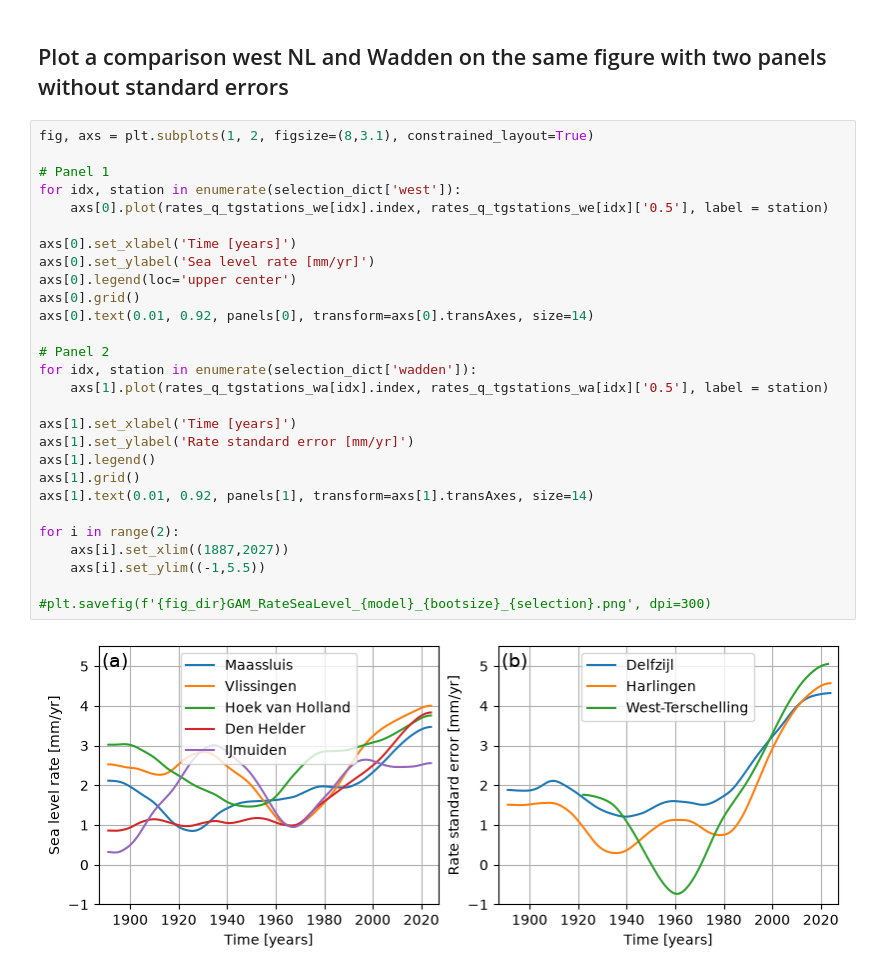
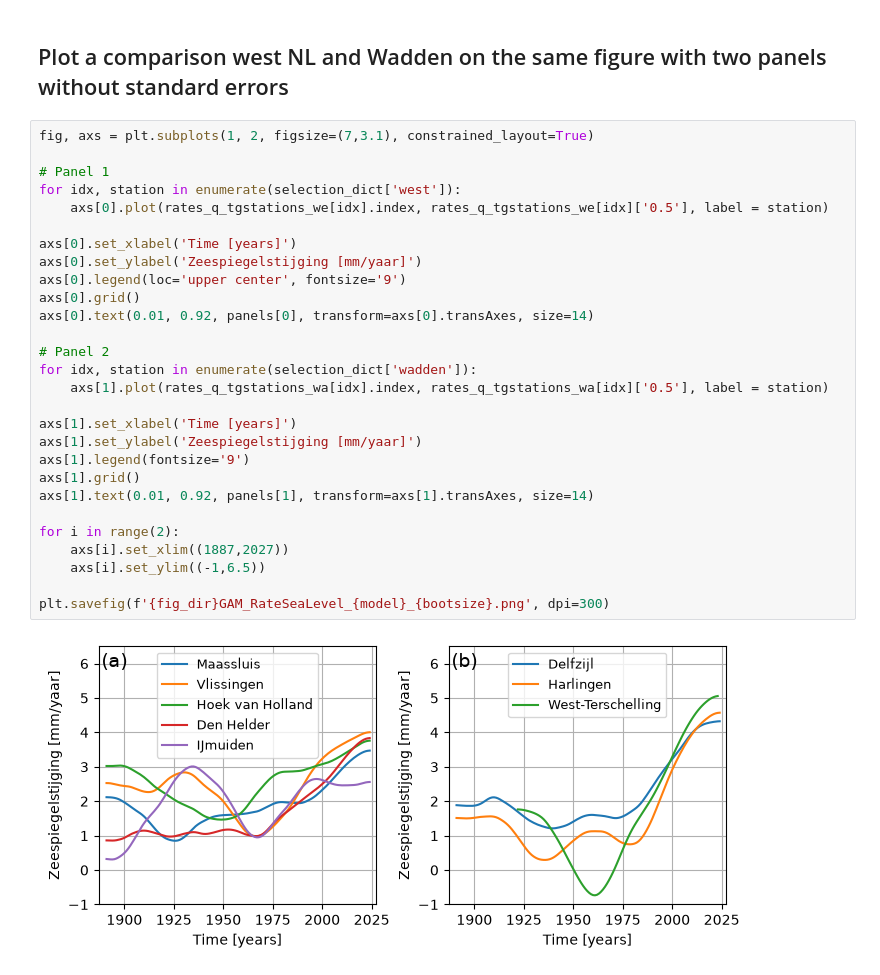
Before and after one commit to Deltares-research/sealevelmonitor, a Jupyter notebook: analysis/budget_gam/PlotGAM.ipynb, the cells around one changed output. Cells and saved outputs as stored; diff of their text form.

```diff
--- a/analysis/budget_gam/PlotGAM.ipynb
+++ b/analysis/budget_gam/PlotGAM.ipynb
@@ -161,32 +161,32 @@ for i in range(2):
 # %% [markdown]
 ## Plot a comparison west NL and Wadden on the same figure with two panels without standard errors
 # %%
-fig, axs = plt.subplots(1, 2, figsize=(8,3.1), constrained_layout=True)
+fig, axs = plt.subplots(1, 2, figsize=(7,3.1), constrained_layout=True)
 
 # Panel 1
 for idx, station in enumerate(selection_dict['west']):
     axs[0].plot(rates_q_tgstations_we[idx].index, rates_q_tgstations_we[idx]['0.5'], label = station)
 
 axs[0].set_xlabel('Time [years]')
-axs[0].set_ylabel('Sea level rate [mm/yr]')
-axs[0].legend(loc='upper center')
+axs[0].set_ylabel('Zeespiegelstijging [mm/yaar]')
+axs[0].legend(loc='upper center', fontsize='9')
 axs[0].grid()
 axs[0].text(0.01, 0.92, panels[0], transform=axs[0].transAxes, size=14)
 
 # Panel 2
 for idx, station in enumerate(selection_dict['wadden']):
     axs[1].plot(rates_q_tgstations_wa[idx].index, rates_q_tgstations_wa[idx]['0.5'], label = station)
 
 axs[1].set_xlabel('Time [years]')
-axs[1].set_ylabel('Rate standard error [mm/yr]')
-axs[1].legend()
+axs[1].set_ylabel('Zeespiegelstijging [mm/yaar]')
+axs[1].legend(fontsize='9')
 axs[1].grid()
 axs[1].text(0.01, 0.92, panels[1], transform=axs[1].transAxes, size=14)
 
 for i in range(2):
     axs[i].set_xlim((1887,2027))
-    axs[i].set_ylim((-1,5.5))
+    axs[i].set_ylim((-1,6.5))
 
-#plt.savefig(f'{fig_dir}GAM_RateSeaLevel_{model}_{bootsize}_{selection}.png', dpi=300)
+plt.savefig(f'{fig_dir}GAM_RateSeaLevel_{model}_{bootsize}.png', dpi=300)
 # %% [output]
-[figure, old version]
+[figure, new version]
```
Also changed, not shown: 4 other files.
